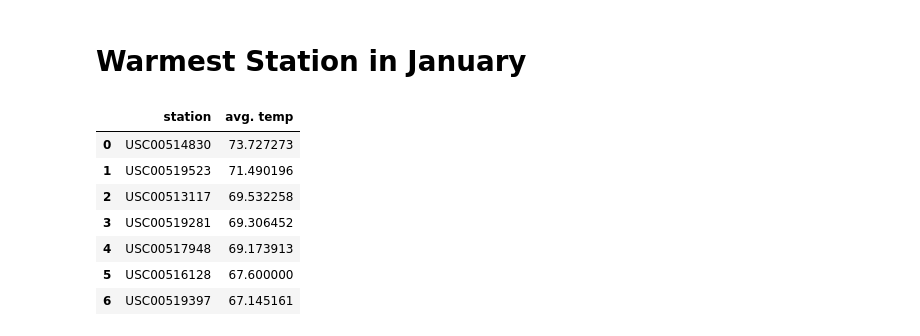
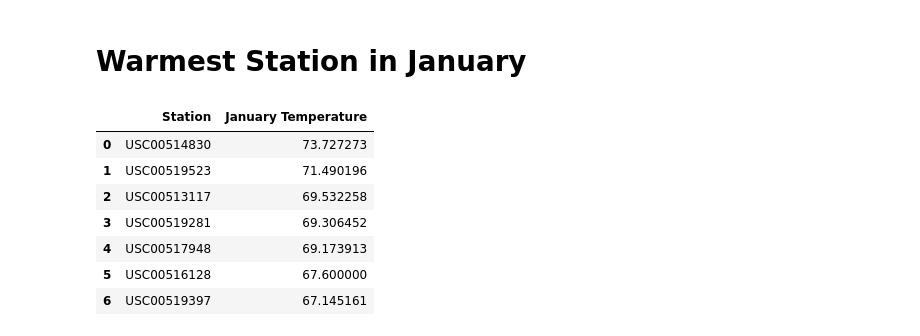
Before and after one commit to FreshOats/surfs_up, a Jupyter notebook: SurfsUp_Challenge.ipynb, the cells around one changed output. Cells and saved outputs as stored; diff of their text form; code cells hidden in the pictures.

```diff
--- a/SurfsUp_Challenge.ipynb
+++ b/SurfsUp_Challenge.ipynb
@@ -170,14 +170,14 @@ plt.show()
 # %%
 stations = session.query(Measurement.station, func.avg(Measurement.tobs))\
     .filter(Measurement.date >= last_two_years)\
     .filter(extract('month', Measurement.date) == 1)\
     .group_by(Measurement.station)\
     .order_by(func.avg(Measurement.tobs).desc()).all()
 
-stations_df = pd.DataFrame(stations, columns=['station', 'avg. temp'])
+stations_df = pd.DataFrame(stations, columns=['Station', 'January Temperature'])
 stations_df
 # %% [output]
-|  | station | avg. temp |
+|  | Station | January Temperature |
 | 0 | USC00514830 | 73.727273 |
 | 1 | USC00519523 | 71.490196 |
 | 2 | USC00513117 | 69.532258 |
```
Also changed, not shown: parts of 11 cells of this notebook, 11 other files.
